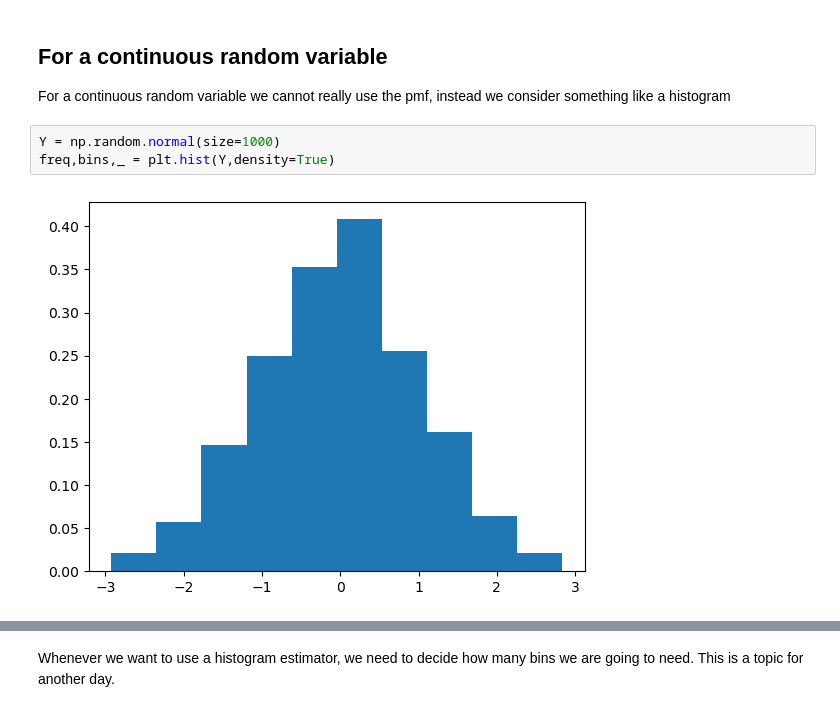
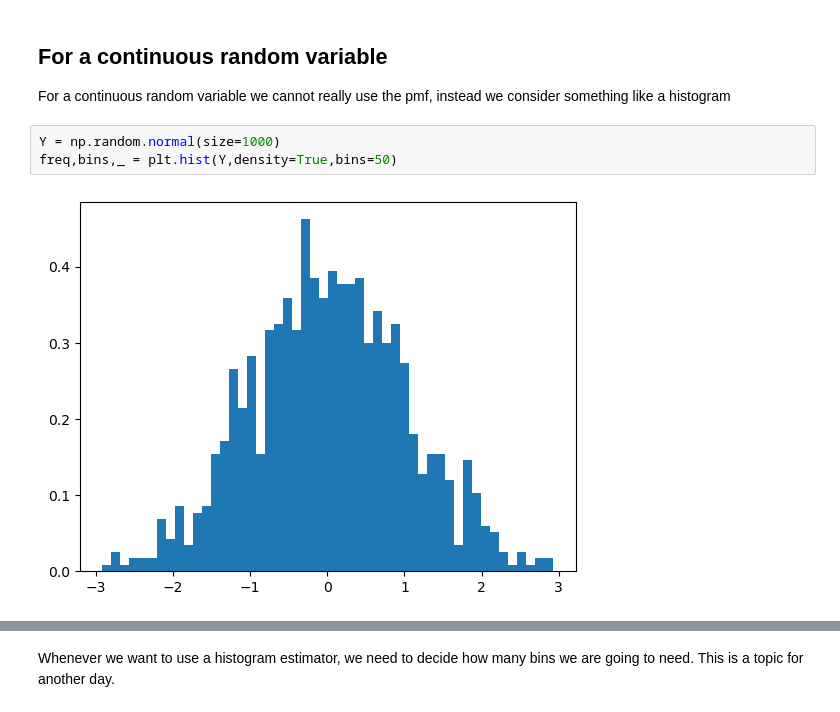
Before and after one commit to datascience-intro/1MS041-2022, a Jupyter notebook: notebooks/05-Risk.ipynb, the cells around one changed output, grey strips where cells are left out. Saved outputs shown, nothing was run; the diff lists cells and outputs as text.

```diff
--- a/notebooks/05-Risk.ipynb
+++ b/notebooks/05-Risk.ipynb
@@ -84,9 +91,9 @@ plotEMF(makeEMF(X))
 For a continuous random variable we cannot really use the pmf, instead we consider something like a histogram
 # %%
 Y = np.random.normal(size=1000)
-freq,bins,_ = plt.hist(Y,density=True)
+freq,bins,_ = plt.hist(Y,density=True,bins=50)
 # %% [output]
-[figure, old version]
+[figure, new version]
 # %%
 print("     Bin \t Freq")
 for frq,l_edge,r_edge in zip(freq,bins,bins[1:]):
```
Also changed, not shown: parts of 10 cells of this notebook, 4 other files.
